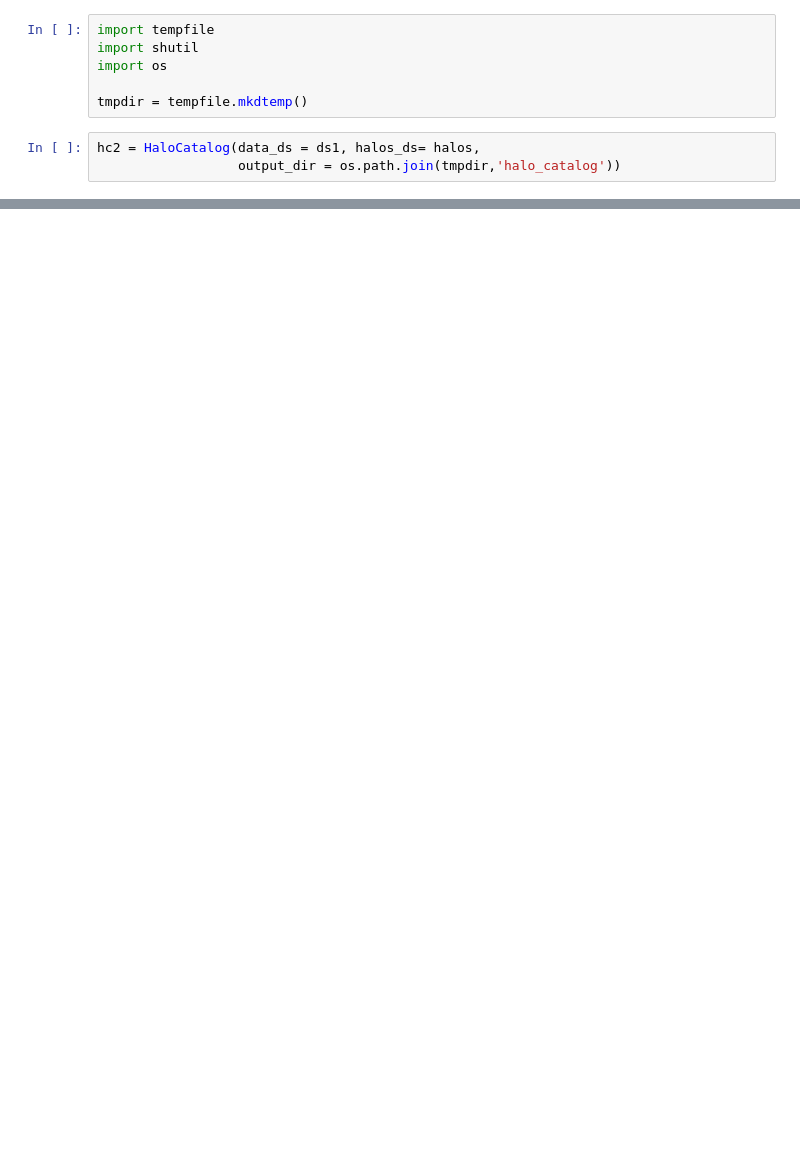
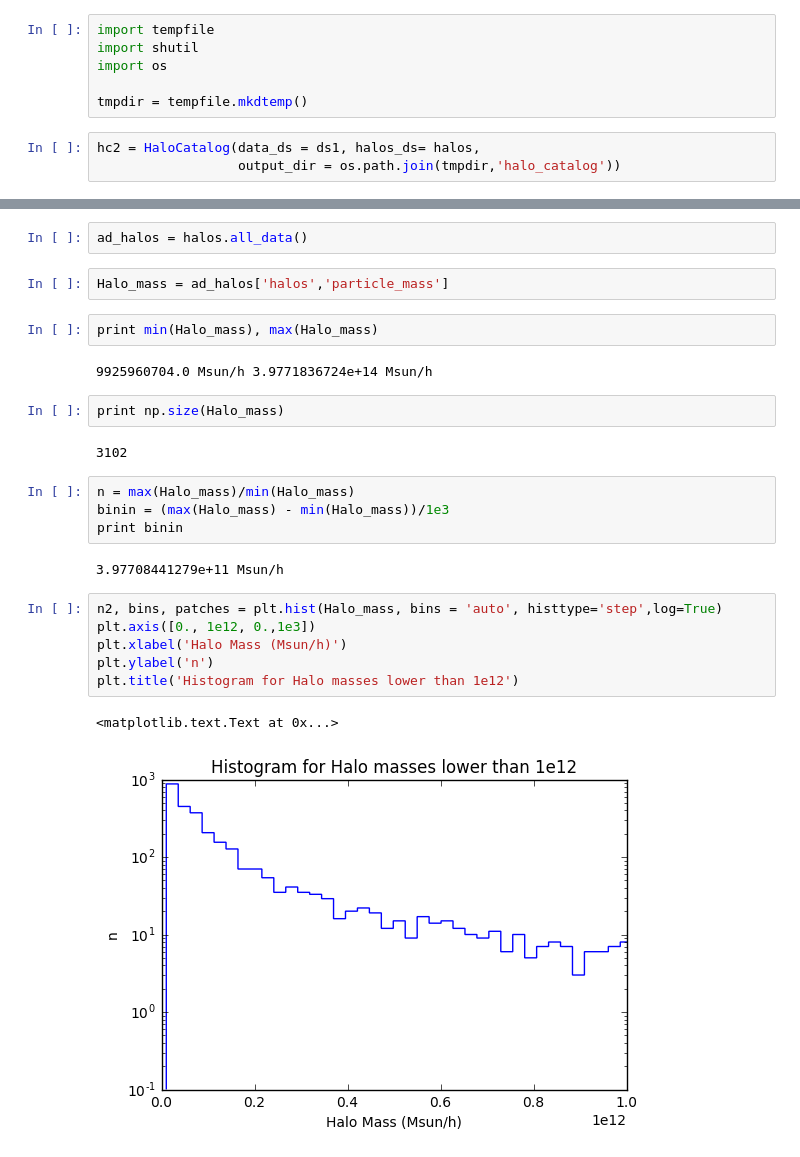
Before and after one commit to olegs22/Simulations, a Jupyter notebook: Yt_vis.ipynb, the cells around one changed output, grey strips where cells are left out. Saved outputs shown, nothing was run; the diff lists cells and outputs as text; blank space fills up the shorter version.

Commit message:
New Halo mass Histograms

```diff
--- a/Yt_vis.ipynb
+++ b/Yt_vis.ipynb
@@ -116,0 +101,27 @@ yt : [INFO     ] 2017-02-27 12:23:48,644 Splatting (('all', 'particle_mass')) on
+# %%
+ad_halos = halos.all_data()
+# %%
+Halo_mass = ad_halos['halos','particle_mass']
+# %%
+print min(Halo_mass), max(Halo_mass)
+# %% [output]
+9925960704.0 Msun/h 3.9771836724e+14 Msun/h
+# %%
+print np.size(Halo_mass)
+# %% [output]
+3102
+# %%
+n = max(Halo_mass)/min(Halo_mass)
+binin = (max(Halo_mass) - min(Halo_mass))/1e3
+print binin
+# %% [output]
+3.97708441279e+11 Msun/h
+# %%
+n2, bins, patches = plt.hist(Halo_mass, bins = 'auto', histtype='step',log=True)
+plt.axis([0., 1e12, 0.,1e3])
+plt.xlabel('Halo Mass (Msun/h)')
+plt.ylabel('n')
+plt.title('Histogram for Halo masses lower than 1e12')
+# %% [output]
+<matplotlib.text.Text at 0x...>
+[figure, added]
```
Also changed, not shown: parts of 11 cells of this notebook.
